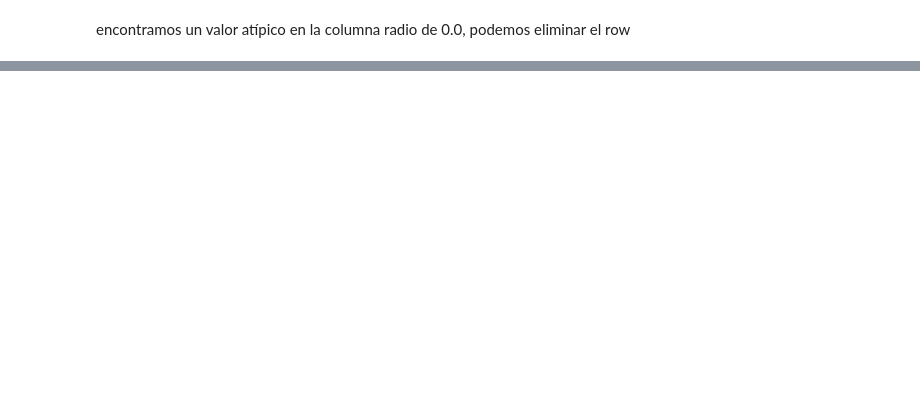
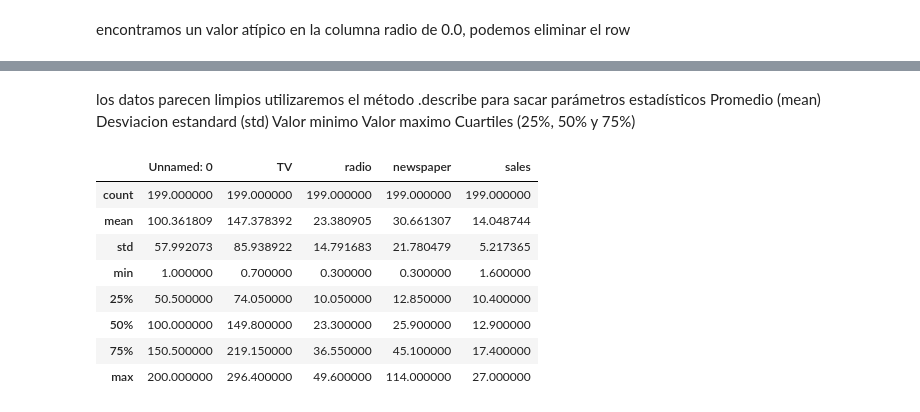
Before and after one commit to amnzmj/analisis-de-datos, a Jupyter notebook: examen segundo/Advertising_Budgets_Challenge.ipynb, the cells around one changed output, grey strips where cells are left out. Cells and saved outputs as stored; diff of their text form; code cells hidden in the pictures; blank space fills up the shorter version.

Commit message:
datos limpios

```diff
--- a/examen segundo/Advertising_Budgets_Challenge.ipynb
+++ b/examen segundo/Advertising_Budgets_Challenge.ipynb
@@ -131,0 +164,20 @@ df_advertisement.loc[df_advertisement['radio'] == 0.0]
+# %% [markdown]
+los datos parecen limpios
+utilizaremos el método .describe para sacar parámetros estadísticos
+Promedio (mean)
+Desviacion estandard (std)
+Valor minimo
+Valor maximo
+Cuartiles (25%, 50% y 75%)
+# %%
+df_advertisement.describe()
+# %% [output]
+|  | Unnamed: 0 | TV | radio | newspaper | sales |
+| count | 199.000000 | 199.000000 | 199.000000 | 199.000000 | 199.000000 |
+| mean | 100.361809 | 147.378392 | 23.380905 | 30.661307 | 14.048744 |
+| std | 57.992073 | 85.938922 | 14.791683 | 21.780479 | 5.217365 |
+| min | 1.000000 | 0.700000 | 0.300000 | 0.300000 | 1.600000 |
+| 25% | 50.500000 | 74.050000 | 10.050000 | 12.850000 | 10.400000 |
+| 50% | 100.000000 | 149.800000 | 23.300000 | 25.900000 | 12.900000 |
+| 75% | 150.500000 | 219.150000 | 36.550000 | 45.100000 | 17.400000 |
+| max | 200.000000 | 296.400000 | 49.600000 | 114.000000 | 27.000000 |
```
Also changed, not shown: parts of 5 cells of this notebook.
